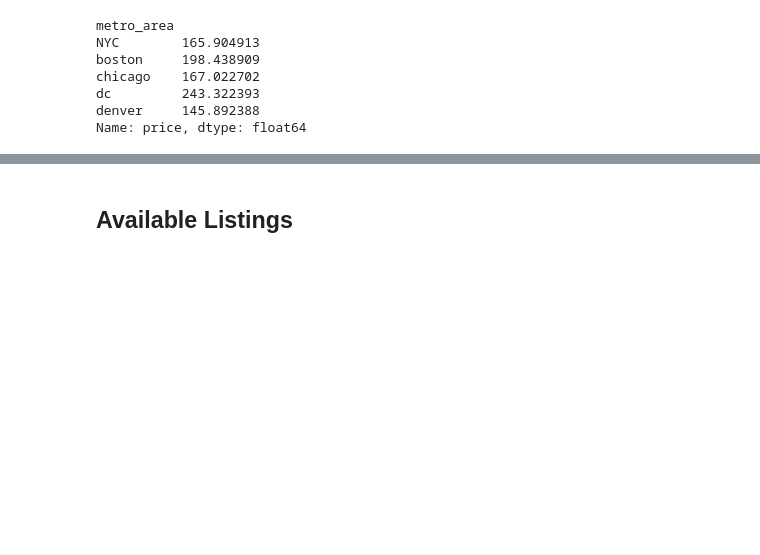
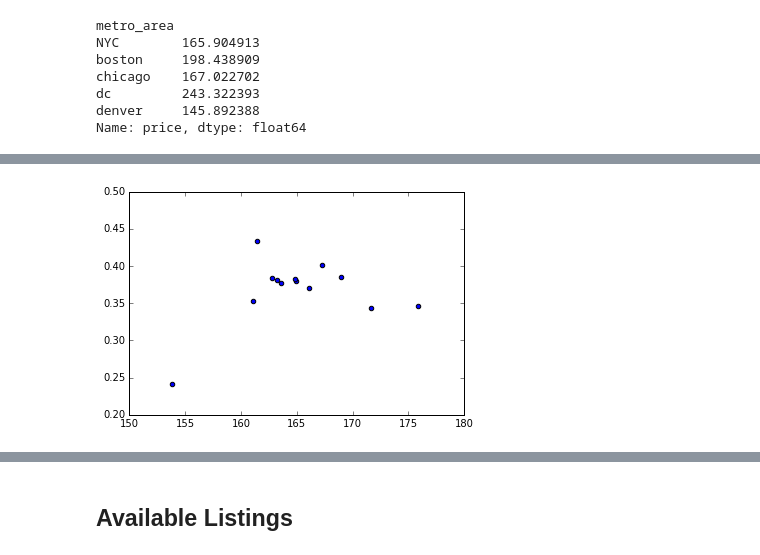
Before and after one commit to MattUnderscoreZhang/CitadelDataOpen, a Jupyter notebook: Calendar_Analysis.ipynb, the cells around one changed output, grey strips where cells are left out. Cells and saved outputs as stored; diff of their text form; code cells hidden in the pictures; blank space fills up the shorter version.

```diff
--- a/Calendar_Analysis.ipynb
+++ b/Calendar_Analysis.ipynb
@@ -69,0 +107,6 @@ metro_month_calendar.plot()
+# %%
+# monthly price vs. availability by all unique listings for NYC
+plt.scatter(price, availability)
+del price, availability
+# %% [output]
+[figure, added]
```
Also changed, not shown: parts of 13 cells of this notebook.
